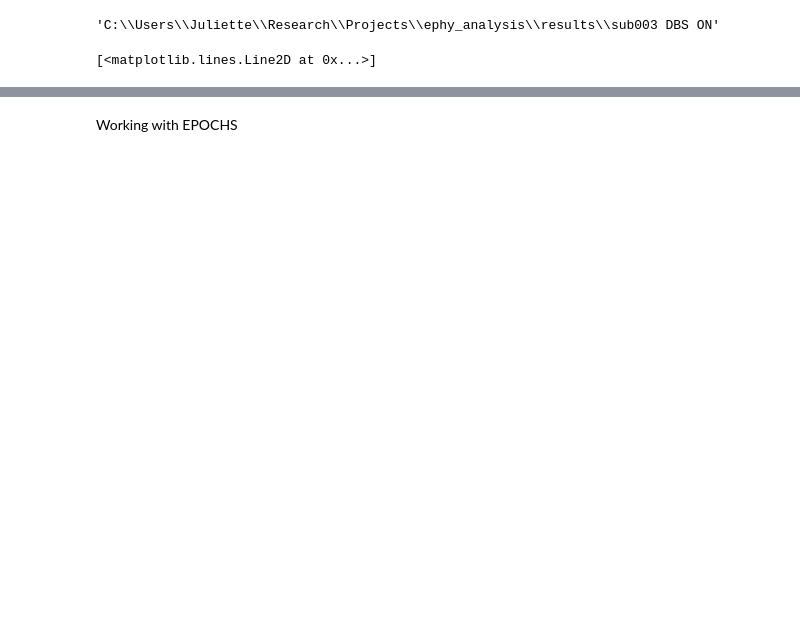
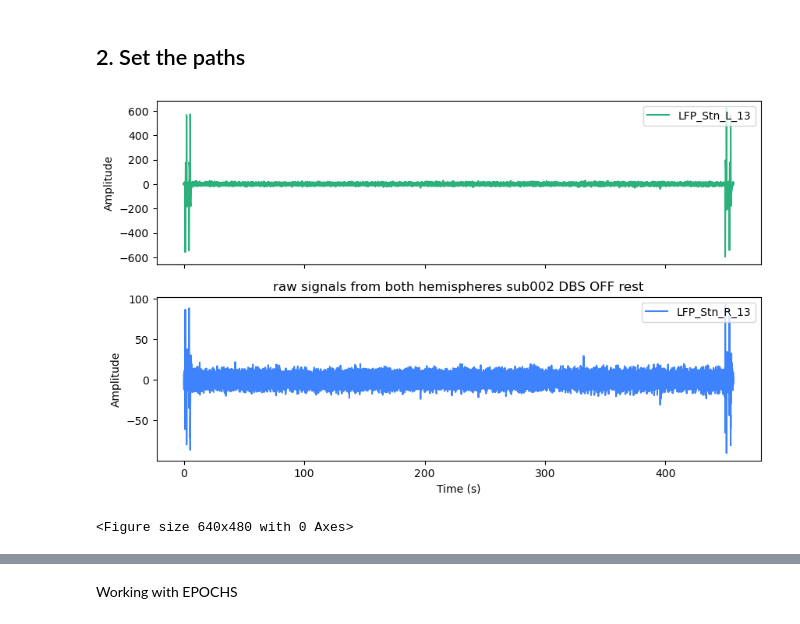
Before and after one commit to juliettevivien/ephy_analysis, a Jupyter notebook: ephy_playground.ipynb, the cells around one changed output, grey strips where cells are left out. Drawn from its saved outputs; the diff is of its cells as text; code cells hidden in the pictures; blank space fills up the shorter version.

```diff
--- a/ephy_playground.ipynb
+++ b/ephy_playground.ipynb
@@ -60,6 +19,2 @@ raw.plot(picks=['LFP_Stn_L_02','LFP_Stn_R_02'])
-# %%
-results_path = "C:\\Users\\Juliette\\Research\\Projects\\ephy_analysis\\results"  # replace with actual path
-saving_path = join(results_path, "sub003 DBS ON")
-saving_path
-# %% [output]
-'C:\\Users\\Juliette\\Research\\Projects\\ephy_analysis\\results\\sub003 DBS ON'
+# %% [markdown]
+## 2. Set the paths ##
@@ -66,11 +43,33 @@ saving_path
 # %%
-L_chan = raw.get_data(picks='LFP_Stn_L_02')[0]
-R_chan = raw.get_data(picks='LFP_Stn_R_02')[0]
-stim_L_chan = raw.get_data(picks='STIM_L_110Hz_60us')[0]
-stim_R_chan = raw.get_data(picks='STIM_R_110Hz_60us')[0]
-timescale = np.arange(0, len(L_chan)/raw.info['sfreq'], 1/raw.info['sfreq'])
-
-plt.plot(timescale,stim_L_chan)
+raw_times = raw.times - raw.times[0]
+picks = [raw.ch_names[0], raw.ch_names[1]]
+fs = round(raw.info['sfreq'])
+L_chan = raw.get_data(picks=raw.ch_names[0])[0]
+R_chan = raw.get_data(picks=raw.ch_names[1])[0]
+stim_L_chan = raw.get_data(picks=raw.ch_names[4])[0]
+stim_R_chan = raw.get_data(picks=raw.ch_names[5])[0]
+timescale = np.arange(0, len(L_chan)/fs, 1/fs)
-# %% [output]
-[<matplotlib.lines.Line2D at 0x...>]
+# %%
+%matplotlib inline
+# plot raw signals
+def plot_signals(times, data, chanlabels, session_ID, title):
+    num_signals = len(chanlabels)
+    fig, axes = plt.subplots(num_signals, 1, sharex=True, figsize=(10, 6))
+    colors = ['xkcd:bluey green','xkcd:dodger blue']
+    plt.title(title)
+
+    for idx, (ax, label) in enumerate(zip(axes, chanlabels)):
+        ax.plot(times, data[idx, :], label=label, color=colors[idx])
+        ax.set_ylabel('Amplitude')
+        ax.legend(loc='upper right')
+
+
+    axes[-1].set_xlabel('Time (s)')  # Only set the x-axis label on the last subplot
+    plt.show()
+
+plot_signals(raw_times, raw.get_data(), picks, session_ID, title=('raw signals from both hemispheres ' + session_ID))
+plt.savefig(join(saving_path, (session_ID + ' raw signals from both hemispheres.png')))
+# %% [output]
+[figure, added]
+<Figure size 640x480 with 0 Axes>
 # %%
```
Also changed, not shown: parts of 42 cells of this notebook, 2 other files.
